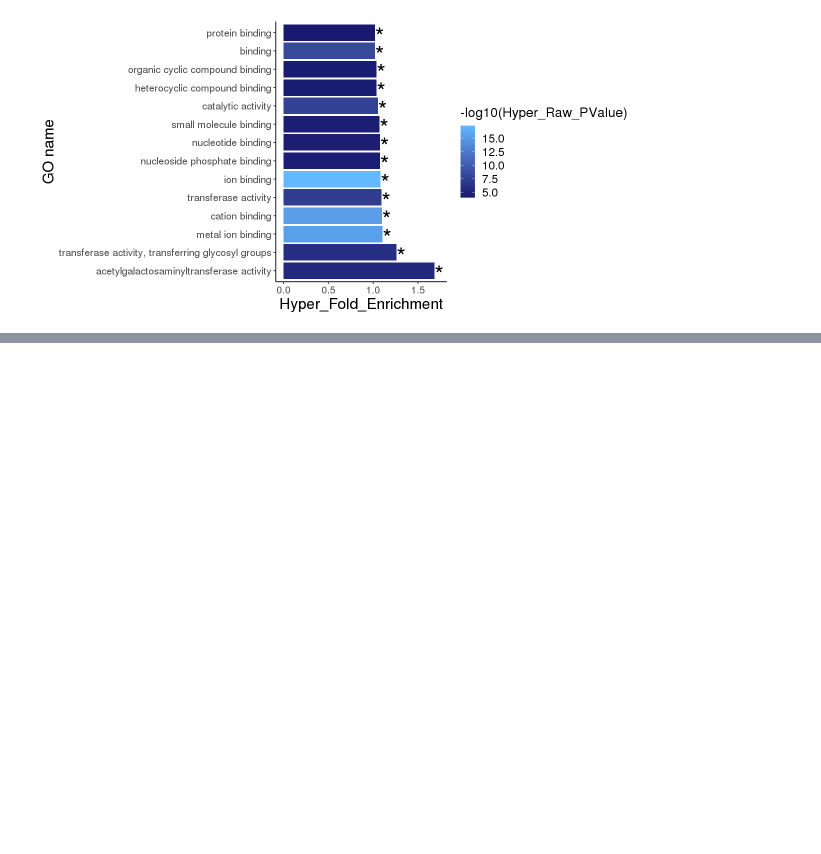
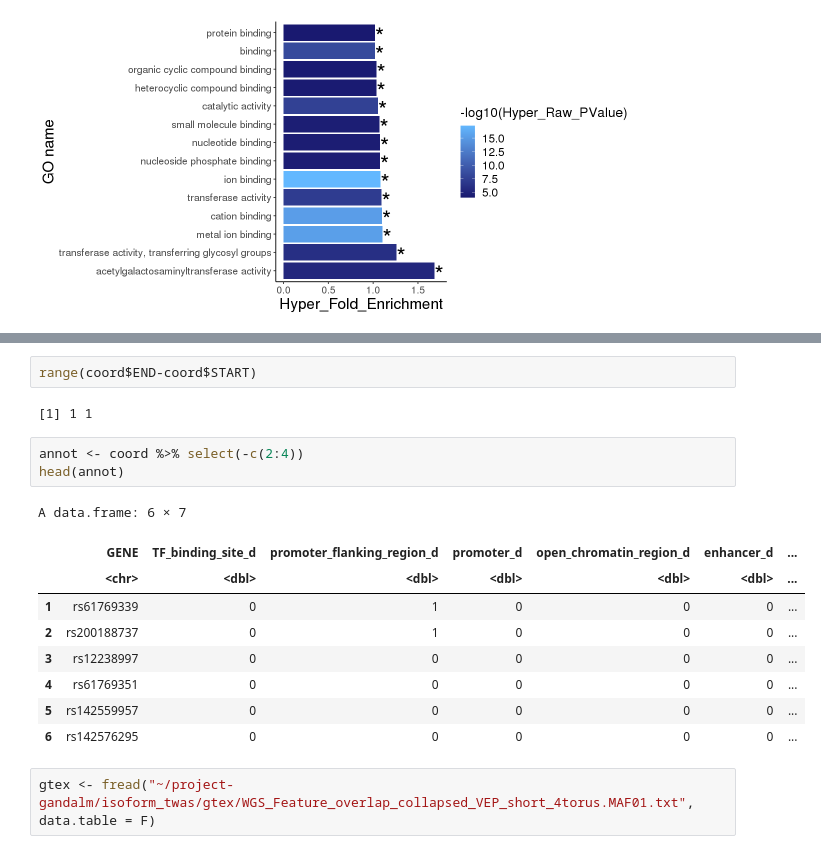
Before and after one commit to gandallab/devBrain_xQTL, a Jupyter notebook: code/04-QTL/cis-eQTL/functional_enrichment.ipynb, the cells around one changed output, grey strips where cells are left out. Cells and saved outputs as stored; diff of their text form; blank space fills up the shorter version.

```diff
--- a/code/04-QTL/cis-eQTL/functional_enrichment.ipynb
+++ b/code/04-QTL/cis-eQTL/functional_enrichment.ipynb
@@ -119,0 +186,19 @@ table(brain$V3)
+# %%
+range(coord$END-coord$START)
+# %% [output]
+[1] 1 1
+# %%
+annot <- coord %>% select(-c(2:4))
+head(annot)
+# %% [output]
+A data.frame: 6 × 7
+|  | GENE | TF_binding_site_d | promoter_flanking_region_d | promoter_d | open_chromatin_region_d | enhancer_d | ... |
+|  | <chr> | <dbl> | <dbl> | <dbl> | <dbl> | <dbl> | ... |
+| 1 | rs61769339 | 0 | 1 | 0 | 0 | 0 | ... |
+| 2 | rs200188737 | 0 | 1 | 0 | 0 | 0 | ... |
+| 3 | rs12238997 | 0 | 0 | 0 | 0 | 0 | ... |
+| 4 | rs61769351 | 0 | 0 | 0 | 0 | 0 | ... |
+| 5 | rs142559957 | 0 | 0 | 0 | 0 | 0 | ... |
+| 6 | rs142576295 | 0 | 0 | 0 | 0 | 0 | ... |
+# %%
+gtex <- fread("~/project-gandalm/isoform_twas/gtex/WGS_Feature_overlap_collapsed_VEP_short_4torus.MAF01.txt", data.table = F)
```
Also changed, not shown: parts of 13 cells of this notebook, 17 other files.
